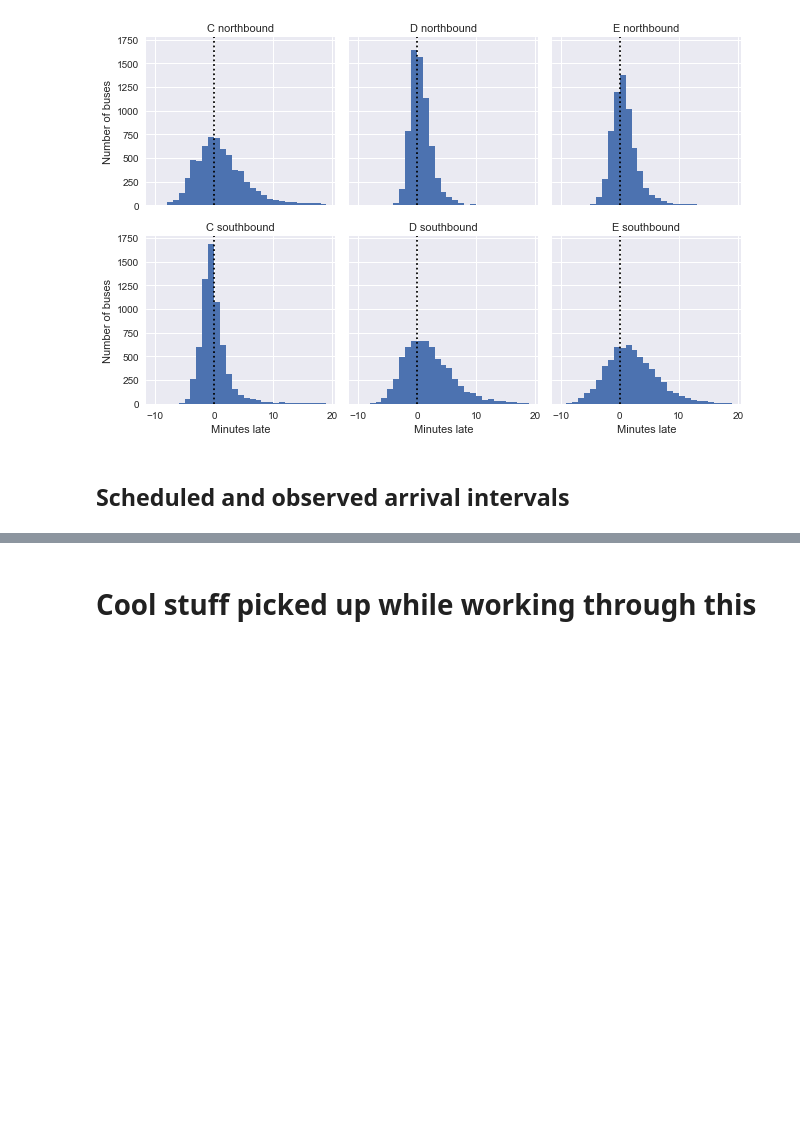
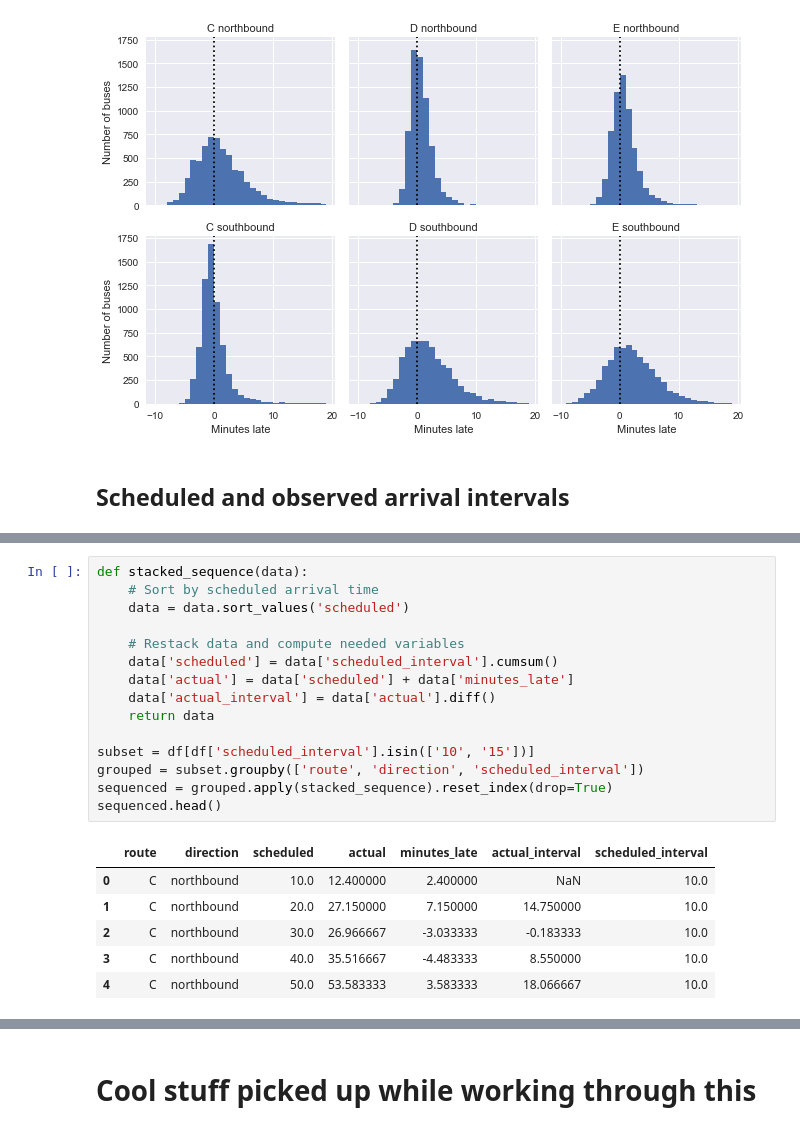
Before and after one commit to fabiangunzinger/bus_paradox, a Jupyter notebook: waiting_time_paradox.ipynb, the cells around one changed output, grey strips where cells are left out. Saved outputs shown, nothing was run; the diff lists cells and outputs as text; blank space fills up the shorter version.

```diff
--- a/waiting_time_paradox.ipynb
+++ b/waiting_time_paradox.ipynb
@@ -224,0 +243,22 @@ df['scheduled_interval'] = grouped['scheduled'].transform(compute_headway)
+# %%
+def stacked_sequence(data):
+    # Sort by scheduled arrival time
+    data = data.sort_values('scheduled')
+
+    # Restack data and compute needed variables
+    data['scheduled'] = data['scheduled_interval'].cumsum()
+    data['actual'] = data['scheduled'] + data['minutes_late']
+    data['actual_interval'] = data['actual'].diff()
+    return data
+
+subset = df[df['scheduled_interval'].isin(['10', '15'])]
+grouped = subset.groupby(['route', 'direction', 'scheduled_interval'])
+sequenced = grouped.apply(stacked_sequence).reset_index(drop=True)
+sequenced.head()
+# %% [output]
+|  | route | direction | scheduled | actual | minutes_late | actual_interval | scheduled_interval |
+| 0 | C | northbound | 10.0 | 12.400000 | 2.400000 | NaN | 10.0 |
+| 1 | C | northbound | 20.0 | 27.150000 | 7.150000 | 14.750000 | 10.0 |
+| 2 | C | northbound | 30.0 | 26.966667 | -3.033333 | -0.183333 | 10.0 |
+| 3 | C | northbound | 40.0 | 35.516667 | -4.483333 | 8.550000 | 10.0 |
+| 4 | C | northbound | 50.0 | 53.583333 | 3.583333 | 18.066667 | 10.0 |
```
Also changed, not shown: parts of 20 cells of this notebook.
